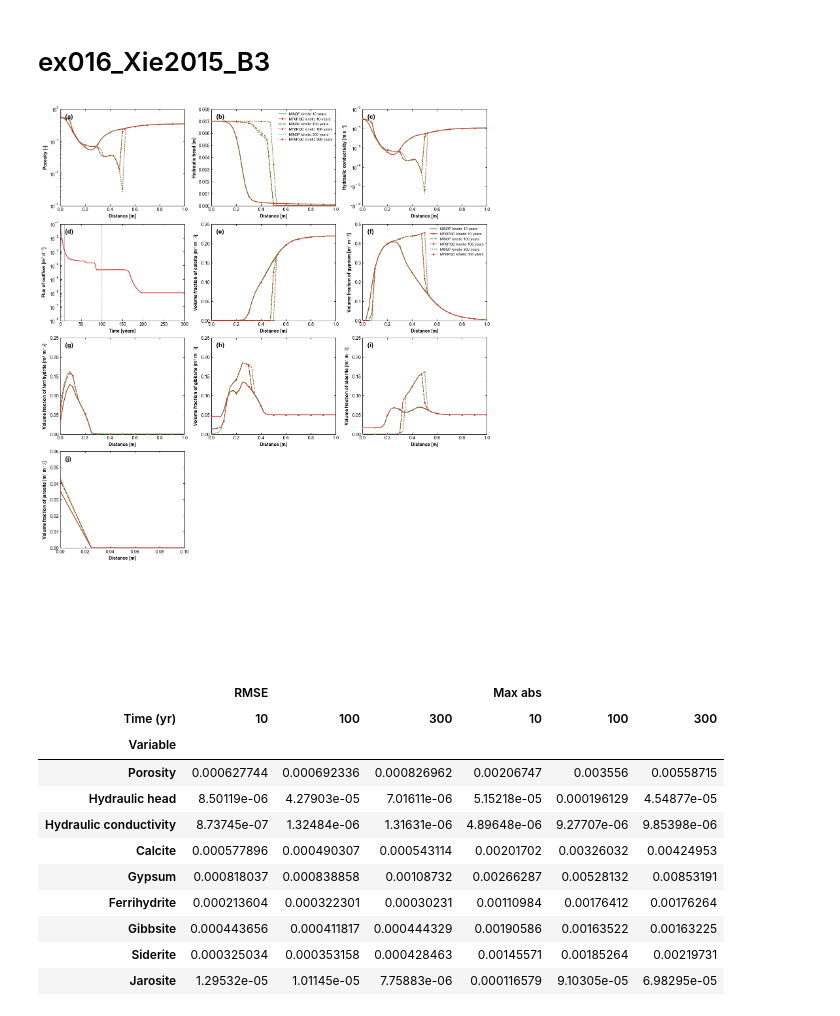
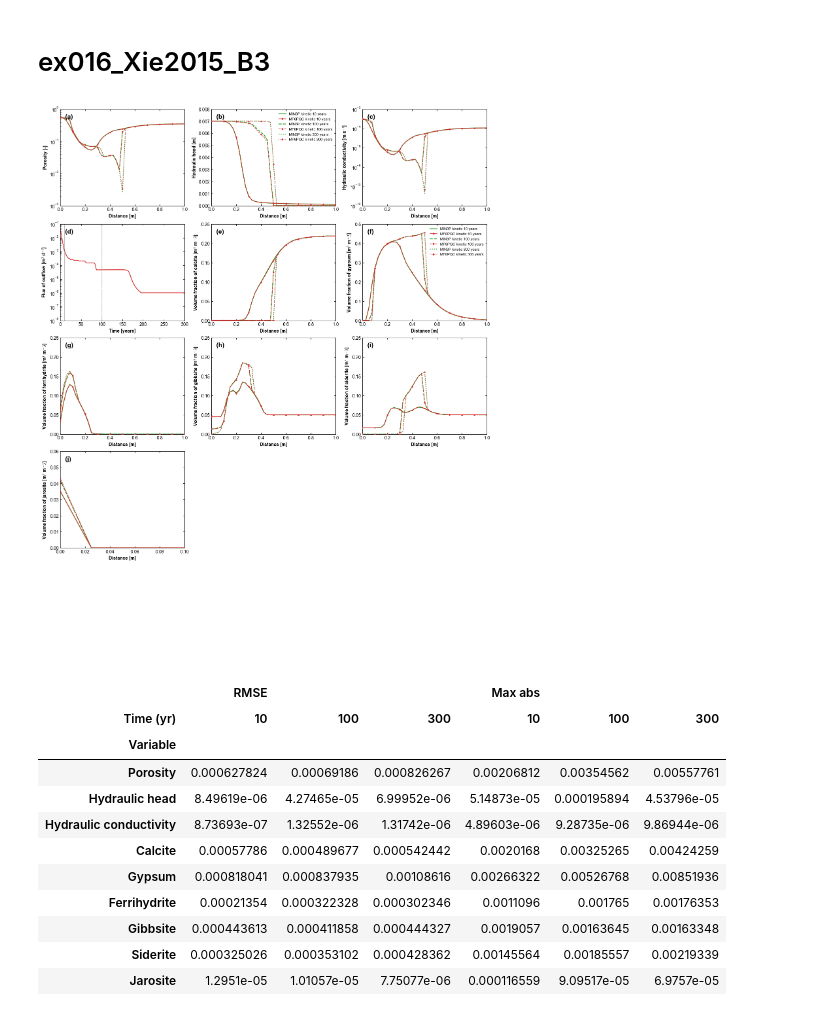
Before and after one commit to wangzitao21/mf6pqc, a Jupyter notebook: examples/ex016_Xie2015_B3/plot.ipynb, the cells around one changed output. Saved outputs shown, nothing was run; the diff lists cells and outputs as text; code cells hidden in the pictures.

```diff
--- a/examples/ex016_Xie2015_B3/plot.ipynb
+++ b/examples/ex016_Xie2015_B3/plot.ipynb
@@ -1,7 +1,7 @@
 # %% [markdown]
 # ex016_Xie2015_B3
 # %%
-import json
+from run import MINERAL_MOLAR_VOLUMES
 
 import pandas as pd
 from IPython.display import display
@@ -30,8 +30,6 @@ plt.rcParams.update(
 )
 LENGTH = 2.0
 SECONDS_PER_DAY = 86400.0
-PARAMETERS = json.loads((INPUT_DIR / "min3p_parameters.json").read_text())
-MINERAL_MOLAR_VOLUMES = {m["name"]: m["molar_volume_l_per_mol"] for m in PARAMETERS["minerals"]}
 head_path = SIMULATION_DIR / "gwf_model.hds"
 results = np.load(OUTPUT_DIR / "results.npy")
 headings = (OUTPUT_DIR / "results_headings.txt").read_text(encoding="utf-8-sig").splitlines()
@@ -205,42 +203,42 @@ for ax, (mineral, ylim, xlim), label in zip(
             markevery=4,
             zorder=3,
         )
     ax.set(
         xlim=xlim,
         ylim=ylim,
         xlabel="Distance [m]",
         ylabel=f"Volume fraction of {mineral.lower()} [m$^3$ m$^{-3}$]",
     )
     ax.text(0.04, 0.95, label, transform=ax.transAxes, va="top", fontsize=14, fontweight="bold")
     ax.tick_params(top=True, right=True)
     ax.xaxis.label.set_fontweight("bold")
     ax.yaxis.label.set_fontweight("bold")
 axes[0, 1].legend(handles=legend, frameon=False, fontsize=8, loc="upper right")
 for ax in combined_axes.flat[10:]:
     ax.set_axis_off()
 fig.savefig(OUTPUT_DIR / "comparison.png", dpi=180, bbox_inches="tight")
 plt.show()
 comparison = pd.DataFrame(comparison_rows)
 comparison = comparison.pivot(
     index="Variable", columns="Time (yr)", values=["RMSE", "Max abs"]
 ).reindex(comparison["Variable"].drop_duplicates())
 display(
     comparison.style.format("{:.6g}").format_index("{:.6g}", axis=1, level=1).set_uuid("ex016_1")
 )
 # %% [output]
 [figure]
 |  | RMSE |  |  | Max abs |  |  |
 | Time (yr) | 10 | 100 | 300 | 10 | 100 | 300 |
 | Variable |  |  |  |  |  |  |
-| Porosity | 0.000627744 | 0.000692336 | 0.000826962 | 0.00206747 | 0.003556 | 0.00558715 |
-| Hydraulic head | 8.50119e-06 | 4.27903e-05 | 7.01611e-06 | 5.15218e-05 | 0.000196129 | 4.54877e-05 |
-| Hydraulic conductivity | 8.73745e-07 | 1.32484e-06 | 1.31631e-06 | 4.89648e-06 | 9.27707e-06 | 9.85398e-06 |
-| Calcite | 0.000577896 | 0.000490307 | 0.000543114 | 0.00201702 | 0.00326032 | 0.00424953 |
-| Gypsum | 0.000818037 | 0.000838858 | 0.00108732 | 0.00266287 | 0.00528132 | 0.00853191 |
-| Ferrihydrite | 0.000213604 | 0.000322301 | 0.00030231 | 0.00110984 | 0.00176412 | 0.00176264 |
-| Gibbsite | 0.000443656 | 0.000411817 | 0.000444329 | 0.00190586 | 0.00163522 | 0.00163225 |
-| Siderite | 0.000325034 | 0.000353158 | 0.000428463 | 0.00145571 | 0.00185264 | 0.00219731 |
-| Jarosite | 1.29532e-05 | 1.01145e-05 | 7.75883e-06 | 0.000116579 | 9.10305e-05 | 6.98295e-05 |
+| Porosity | 0.000627824 | 0.00069186 | 0.000826267 | 0.00206812 | 0.00354562 | 0.00557761 |
+| Hydraulic head | 8.49619e-06 | 4.27465e-05 | 6.99952e-06 | 5.14873e-05 | 0.000195894 | 4.53796e-05 |
+| Hydraulic conductivity | 8.73693e-07 | 1.32552e-06 | 1.31742e-06 | 4.89603e-06 | 9.28735e-06 | 9.86944e-06 |
+| Calcite | 0.00057786 | 0.000489677 | 0.000542442 | 0.0020168 | 0.00325265 | 0.00424259 |
+| Gypsum | 0.000818041 | 0.000837935 | 0.00108616 | 0.00266322 | 0.00526768 | 0.00851936 |
+| Ferrihydrite | 0.00021354 | 0.000322328 | 0.000302346 | 0.0011096 | 0.001765 | 0.00176353 |
+| Gibbsite | 0.000443613 | 0.000411858 | 0.000444327 | 0.0019057 | 0.00163645 | 0.00163348 |
+| Siderite | 0.000325026 | 0.000353102 | 0.000428362 | 0.00145564 | 0.00185557 | 0.00219339 |
+| Jarosite | 1.2951e-05 | 1.01057e-05 | 7.75077e-06 | 0.000116559 | 9.09517e-05 | 6.9757e-05 |
 # %%
 %config InlineBackend.figure_format = 'svg'
 import matplotlib as mpl
```
Also changed, not shown: 51 other files.
